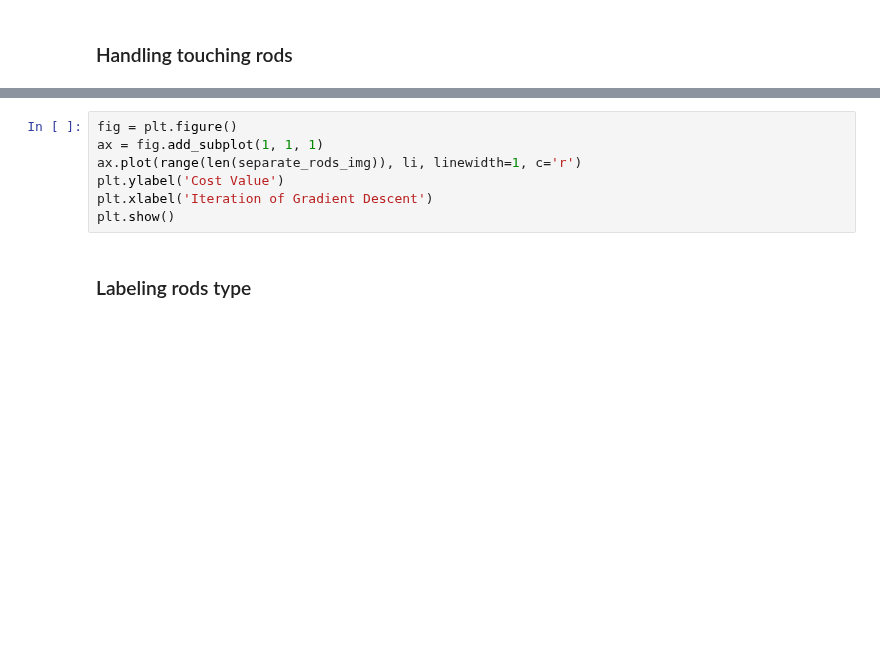
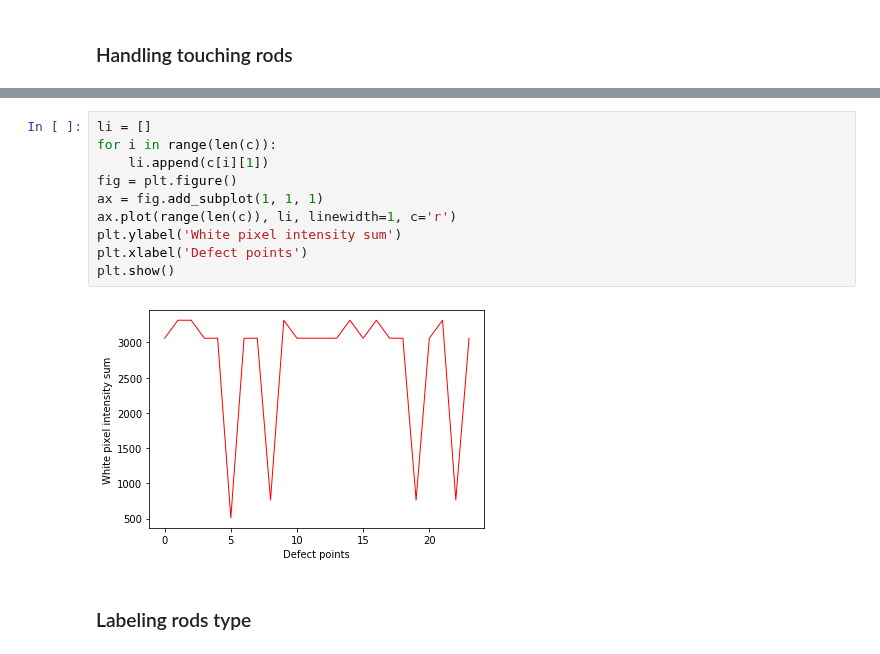
Before and after one commit to pptr3/connecting-rods, a Jupyter notebook: Connecting Rods.ipynb, the cells around one changed output, grey strips where cells are left out. Saved outputs shown, nothing was run; the diff lists cells and outputs as text; blank space fills up the shorter version.

```diff
--- a/Connecting Rods.ipynb
+++ b/Connecting Rods.ipynb
@@ -141,10 +141,15 @@ plt.show()
 # %%
+li = []
+for i in range(len(c)):
+    li.append(c[i][1])
 fig = plt.figure()
 ax = fig.add_subplot(1, 1, 1)
-ax.plot(range(len(separate_rods_img)), li, linewidth=1, c='r')
-plt.ylabel('Cost Value')
-plt.xlabel('Iteration of Gradient Descent')
+ax.plot(range(len(c)), li, linewidth=1, c='r')
+plt.ylabel('White pixel intensity sum')
+plt.xlabel('Defect points')
 plt.show()
+# %% [output]
+[figure, added]
 # %% [markdown]
 ### Labeling rods type
 # %%
```
Also changed, not shown: parts of 14 cells of this notebook, 2 other files.
